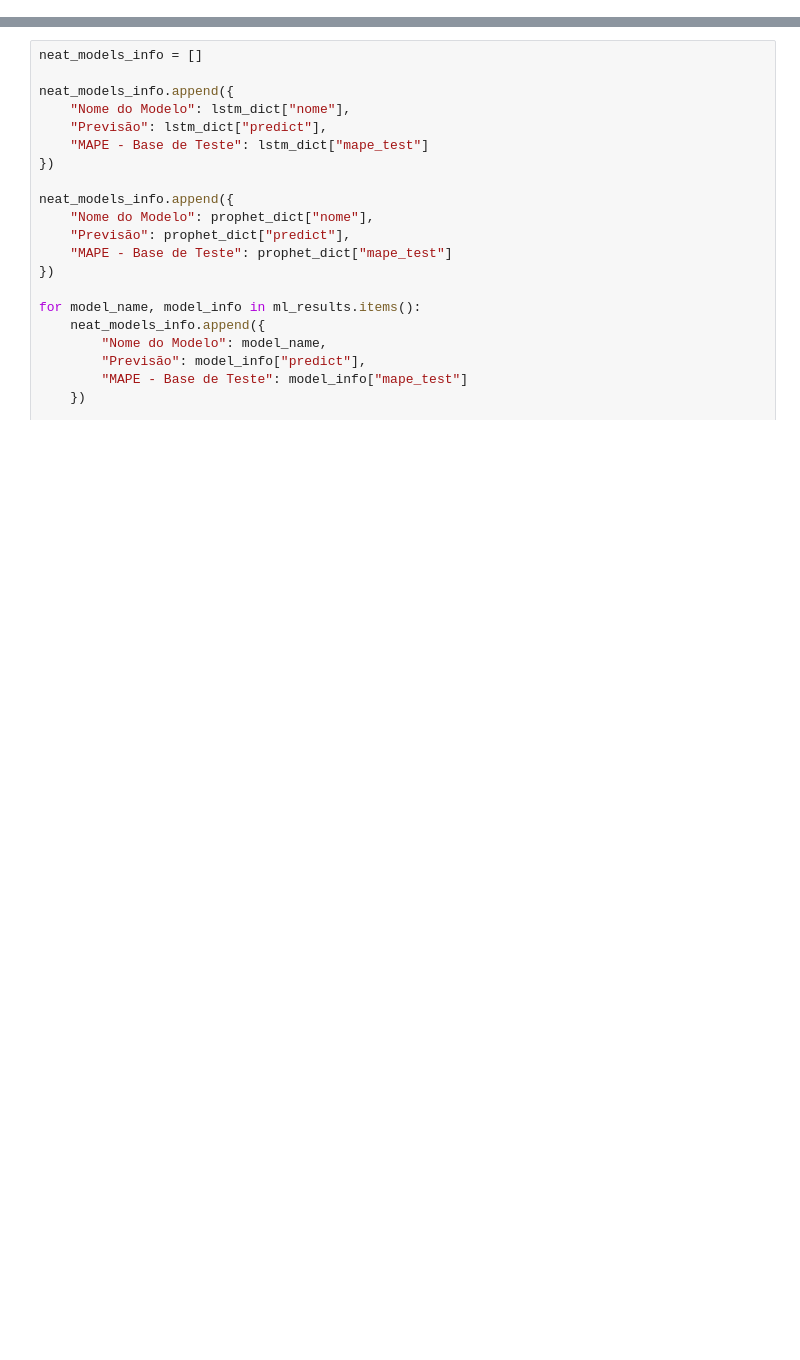
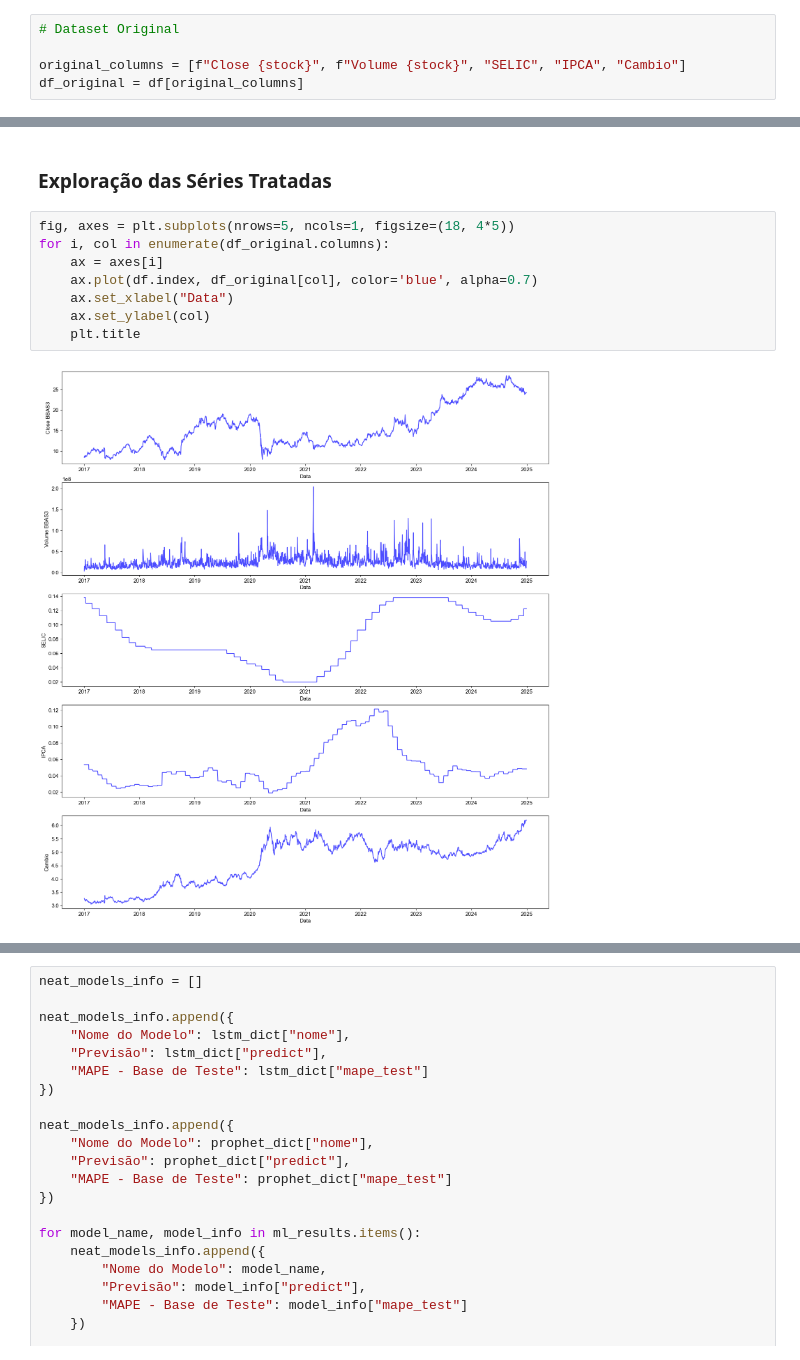
Before and after one commit to Botelho97/tcc-predict-stocks-models-comparison, a Jupyter notebook: main.ipynb, the cells around one changed output, grey strips where cells are left out. Saved outputs shown, nothing was run; the diff lists cells and outputs as text; blank space fills up the shorter version.

```diff
--- a/main.ipynb
+++ b/main.ipynb
@@ -25,0 +59,5 @@ y_train, y_test = custom_train_test(series)
+# %%
+# Dataset Original
+
+original_columns = [f"Close {stock}", f"Volume {stock}", "SELIC", "IPCA", "Cambio"]
+df_original = df[original_columns]
@@ -25,0 +169,12 @@ y_train, y_test = custom_train_test(series)
+# %% [markdown]
+### Exploração das Séries Tratadas
+# %%
+fig, axes = plt.subplots(nrows=5, ncols=1, figsize=(18, 4*5))
+for i, col in enumerate(df_original.columns):
+    ax = axes[i]
+    ax.plot(df.index, df_original[col], color='blue', alpha=0.7)
+    ax.set_xlabel("Data")
+    ax.set_ylabel(col)
+    plt.title
+# %% [output]
+[figure, added]
```
Also changed, not shown: parts of 28 cells of this notebook, 2 other files.
